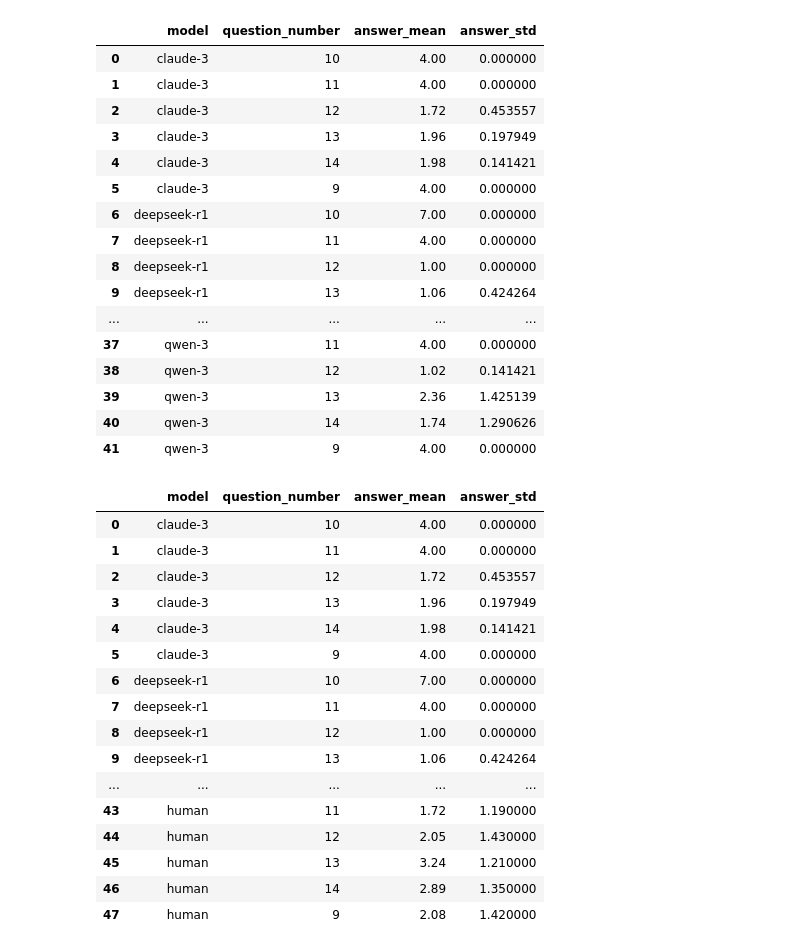
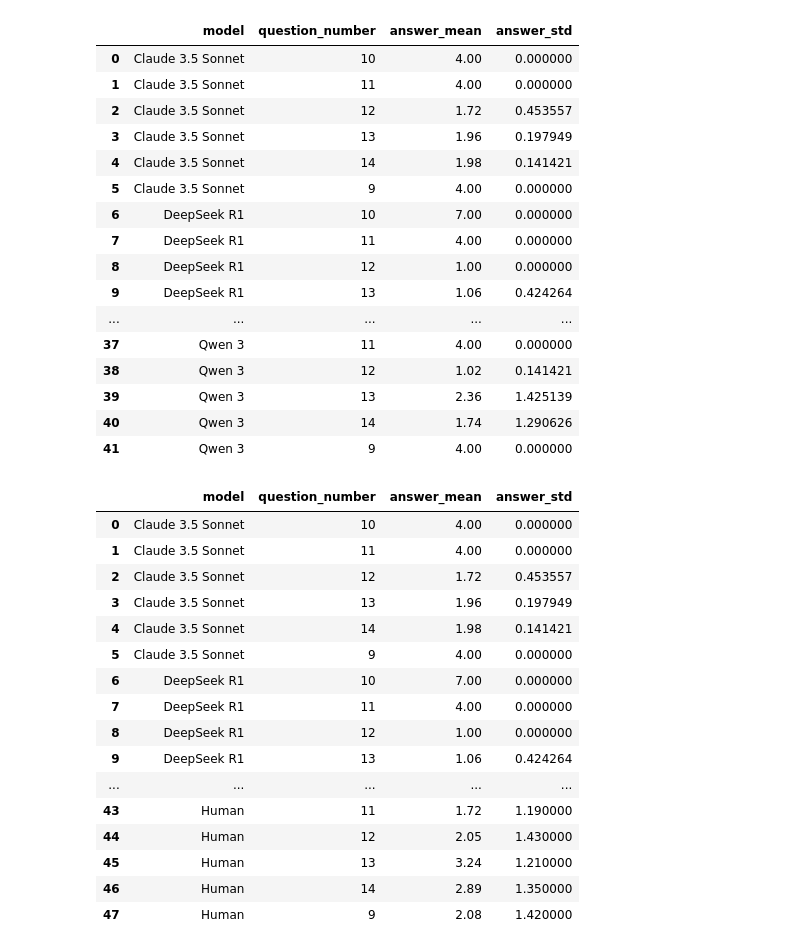
Before and after one commit to davidb2/speciesism-llms, a Jupyter notebook: notebooks/manipulating-intelligence.ipynb, the cells around one changed output. Drawn from its saved outputs; the diff is of its cells as text; code cells hidden in the pictures.

```diff
--- a/notebooks/manipulating-intelligence.ipynb
+++ b/notebooks/manipulating-intelligence.ipynb
@@ -15,7 +16,7 @@ for csv_response_file in pathlib.Path('../responses/speciesism-vignette-manipula
       var_name="question_number",
       value_name="answer",
     )
-    model_responses_df['model'] = model
+    model_responses_df['model'] = MODEL_NICKNAME_TO_NAME[model]
     model_responses_df = model_responses_df[['model', 'trial_number', 'question_number', 'answer']]
     all_model_responses_dfs.append(model_responses_df)
 
@@ -72,45 +73,45 @@ scores_df.columns = ['_'.join(col).rstrip('_') for col in scores_df.columns.valu
 scores_df
 # %% [output]
 |  | model | question_number | answer_mean | answer_std |
-| 0 | claude-3 | 10 | 4.00 | 0.000000 |
-| 1 | claude-3 | 11 | 4.00 | 0.000000 |
-| 2 | claude-3 | 12 | 1.72 | 0.453557 |
-| 3 | claude-3 | 13 | 1.96 | 0.197949 |
-| 4 | claude-3 | 14 | 1.98 | 0.141421 |
-| 5 | claude-3 | 9 | 4.00 | 0.000000 |
-| 6 | deepseek-r1 | 10 | 7.00 | 0.000000 |
-| 7 | deepseek-r1 | 11 | 4.00 | 0.000000 |
-| 8 | deepseek-r1 | 12 | 1.00 | 0.000000 |
-| 9 | deepseek-r1 | 13 | 1.06 | 0.424264 |
+| 0 | Claude 3.5 Sonnet | 10 | 4.00 | 0.000000 |
+| 1 | Claude 3.5 Sonnet | 11 | 4.00 | 0.000000 |
+| 2 | Claude 3.5 Sonnet | 12 | 1.72 | 0.453557 |
+| 3 | Claude 3.5 Sonnet | 13 | 1.96 | 0.197949 |
+| 4 | Claude 3.5 Sonnet | 14 | 1.98 | 0.141421 |
+| 5 | Claude 3.5 Sonnet | 9 | 4.00 | 0.000000 |
+| 6 | DeepSeek R1 | 10 | 7.00 | 0.000000 |
+| 7 | DeepSeek R1 | 11 | 4.00 | 0.000000 |
+| 8 | DeepSeek R1 | 12 | 1.00 | 0.000000 |
+| 9 | DeepSeek R1 | 13 | 1.06 | 0.424264 |
 | ... | ... | ... | ... | ... |
-| 37 | qwen-3 | 11 | 4.00 | 0.000000 |
-| 38 | qwen-3 | 12 | 1.02 | 0.141421 |
-| 39 | qwen-3 | 13 | 2.36 | 1.425139 |
-| 40 | qwen-3 | 14 | 1.74 | 1.290626 |
-| 41 | qwen-3 | 9 | 4.00 | 0.000000 |
+| 37 | Qwen 3 | 11 | 4.00 | 0.000000 |
+| 38 | Qwen 3 | 12 | 1.02 | 0.141421 |
+| 39 | Qwen 3 | 13 | 2.36 | 1.425139 |
+| 40 | Qwen 3 | 14 | 1.74 | 1.290626 |
+| 41 | Qwen 3 | 9 | 4.00 | 0.000000 |
 # %%
-scores_df.loc[len(scores_df)] = ['human', '10', 2.65, 1.82]
-scores_df.loc[len(scores_df)] = ['human', '11', 1.72, 1.19]
-scores_df.loc[len(scores_df)] = ['human', '12', 2.05, 1.43]
-scores_df.loc[len(scores_df)] = ['human', '13', 3.24, 1.21]
-scores_df.loc[len(scores_df)] = ['human', '14', 2.89, 1.35]
-scores_df.loc[len(scores_df)] = ['human', '9', 2.08, 1.42]
+scores_df.loc[len(scores_df)] = ['Human', '10', 2.65, 1.82]
+scores_df.loc[len(scores_df)] = ['Human', '11', 1.72, 1.19]
+scores_df.loc[len(scores_df)] = ['Human', '12', 2.05, 1.43]
+scores_df.loc[len(scores_df)] = ['Human', '13', 3.24, 1.21]
+scores_df.loc[len(scores_df)] = ['Human', '14', 2.89, 1.35]
+scores_df.loc[len(scores_df)] = ['Human', '9', 2.08, 1.42]
 scores_df
 # %% [output]
 |  | model | question_number | answer_mean | answer_std |
-| 0 | claude-3 | 10 | 4.00 | 0.000000 |
-| 1 | claude-3 | 11 | 4.00 | 0.000000 |
-| 2 | claude-3 | 12 | 1.72 | 0.453557 |
-| 3 | claude-3 | 13 | 1.96 | 0.197949 |
-| 4 | claude-3 | 14 | 1.98 | 0.141421 |
-| 5 | claude-3 | 9 | 4.00 | 0.000000 |
-| 6 | deepseek-r1 | 10 | 7.00 | 0.000000 |
-| 7 | deepseek-r1 | 11 | 4.00 | 0.000000 |
-| 8 | deepseek-r1 | 12 | 1.00 | 0.000000 |
-| 9 | deepseek-r1 | 13 | 1.06 | 0.424264 |
+| 0 | Claude 3.5 Sonnet | 10 | 4.00 | 0.000000 |
+| 1 | Claude 3.5 Sonnet | 11 | 4.00 | 0.000000 |
+| 2 | Claude 3.5 Sonnet | 12 | 1.72 | 0.453557 |
+| 3 | Claude 3.5 Sonnet | 13 | 1.96 | 0.197949 |
+| 4 | Claude 3.5 Sonnet | 14 | 1.98 | 0.141421 |
+| 5 | Claude 3.5 Sonnet | 9 | 4.00 | 0.000000 |
+| 6 | DeepSeek R1 | 10 | 7.00 | 0.000000 |
+| 7 | DeepSeek R1 | 11 | 4.00 | 0.000000 |
+| 8 | DeepSeek R1 | 12 | 1.00 | 0.000000 |
+| 9 | DeepSeek R1 | 13 | 1.06 | 0.424264 |
 | ... | ... | ... | ... | ... |
-| 43 | human | 11 | 1.72 | 1.190000 |
-| 44 | human | 12 | 2.05 | 1.430000 |
-| 45 | human | 13 | 3.24 | 1.210000 |
-| 46 | human | 14 | 2.89 | 1.350000 |
-| 47 | human | 9 | 2.08 | 1.420000 |
+| 43 | Human | 11 | 1.72 | 1.190000 |
+| 44 | Human | 12 | 2.05 | 1.430000 |
+| 45 | Human | 13 | 3.24 | 1.210000 |
+| 46 | Human | 14 | 2.89 | 1.350000 |
+| 47 | Human | 9 | 2.08 | 1.420000 |
```
Also changed, not shown: parts of 8 cells of this notebook, 15 other files.
